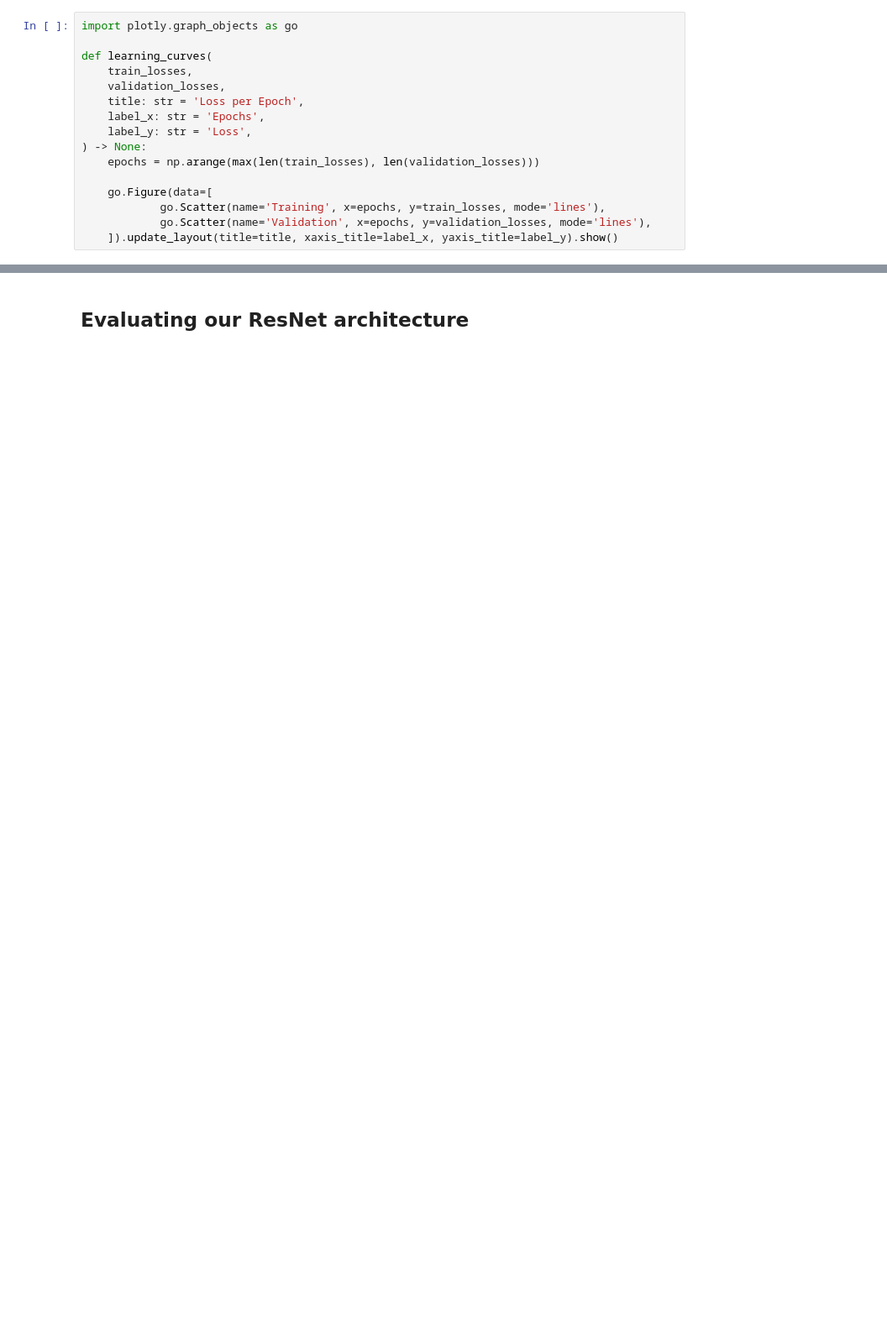
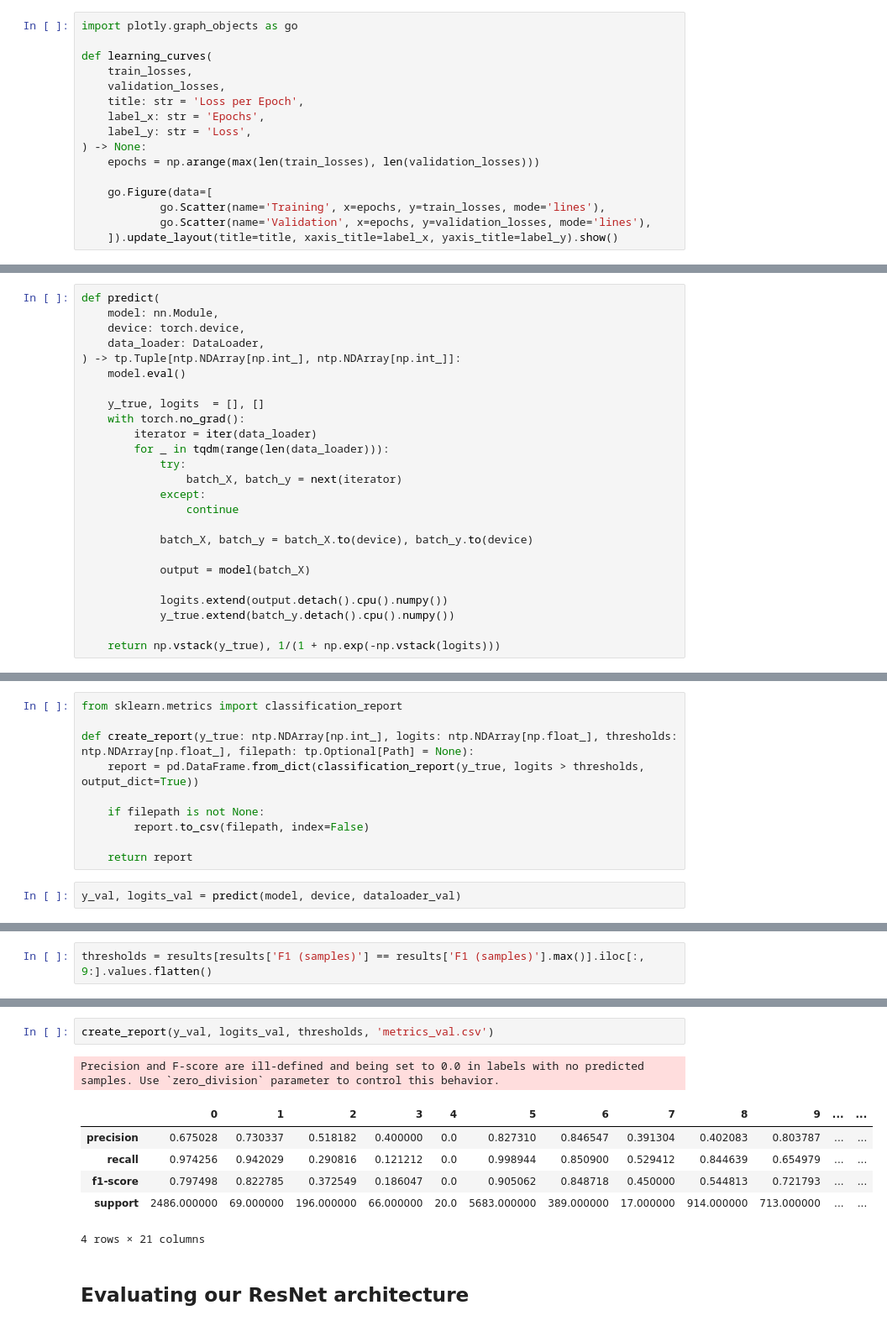
Before and after one commit to AristiPap/Identification-of-human-activities-in-the-Amazon-forests, a Jupyter notebook: Transfer Learning.ipynb, the cells around one changed output, grey strips where cells are left out. Shown: that part at 84% size. Drawn from its saved outputs; the diff is of its cells as text; blank space fills up the shorter version.

```diff
--- a/Transfer Learning.ipynb
+++ b/Transfer Learning.ipynb
@@ -461,0 +498,25 @@ else:
+# %%
+def predict(
+    model: nn.Module,
+    device: torch.device,
+    data_loader: DataLoader,
+) -> tp.Tuple[ntp.NDArray[np.int_], ntp.NDArray[np.int_]]:
+    model.eval()
+
+    y_true, logits  = [], []
+    with torch.no_grad():
+        iterator = iter(data_loader)
+        for _ in tqdm(range(len(data_loader))):
+            try:
+                batch_X, batch_y = next(iterator)
+            except:
+                continue
+
+            batch_X, batch_y = batch_X.to(device), batch_y.to(device)
+
+            output = model(batch_X)
+
+            logits.extend(output.detach().cpu().numpy())
+            y_true.extend(batch_y.detach().cpu().numpy())
+
+    return np.vstack(y_true), 1/(1 + np.exp(-np.vstack(logits)))
@@ -461,0 +589,12 @@ else:
+# %%
+from sklearn.metrics import classification_report
+
+def create_report(y_true: ntp.NDArray[np.int_], logits: ntp.NDArray[np.float_], thresholds: ntp.NDArray[np.float_], filepath: tp.Optional[Path] = None):
+    report = pd.DataFrame.from_dict(classification_report(y_true, logits > thresholds, output_dict=True))
+
+    if filepath is not None:
+        report.to_csv(filepath, index=False)
+
+    return report
+# %%
+y_val, logits_val = predict(model, device, dataloader_val)
@@ -461,0 +613,2 @@ else:
+# %%
+thresholds = results[results['F1 (samples)'] == results['F1 (samples)'].max()].iloc[:, 9:].values.flatten()
@@ -462,3 +619,13 @@ else:
+# %%
+create_report(y_val, logits_val, thresholds, 'metrics_val.csv')
+# %% [output]
+Precision and F-score are ill-defined and being set to 0.0 in labels with no predicted samples. Use `zero_division` parameter to control this behavior.
+|  | 0 | 1 | 2 | 3 | 4 | 5 | 6 | 7 | 8 | 9 | ... | ... |
+| precision | 0.675028 | 0.730337 | 0.518182 | 0.400000 | 0.0 | 0.827310 | 0.846547 | 0.391304 | 0.402083 | 0.803787 | ... | ... |
+| recall | 0.974256 | 0.942029 | 0.290816 | 0.121212 | 0.0 | 0.998944 | 0.850900 | 0.529412 | 0.844639 | 0.654979 | ... | ... |
+| f1-score | 0.797498 | 0.822785 | 0.372549 | 0.186047 | 0.0 | 0.905062 | 0.848718 | 0.450000 | 0.544813 | 0.721793 | ... | ... |
+| support | 2486.000000 | 69.000000 | 196.000000 | 66.000000 | 20.0 | 5683.000000 | 389.000000 | 17.000000 | 914.000000 | 713.000000 | ... | ... |
+4 rows × 21 columns
 # %% [markdown]
 ## Evaluating our ResNet architecture
 # %%
```
Also changed, not shown: parts of 26 cells of this notebook, 7 other files.
